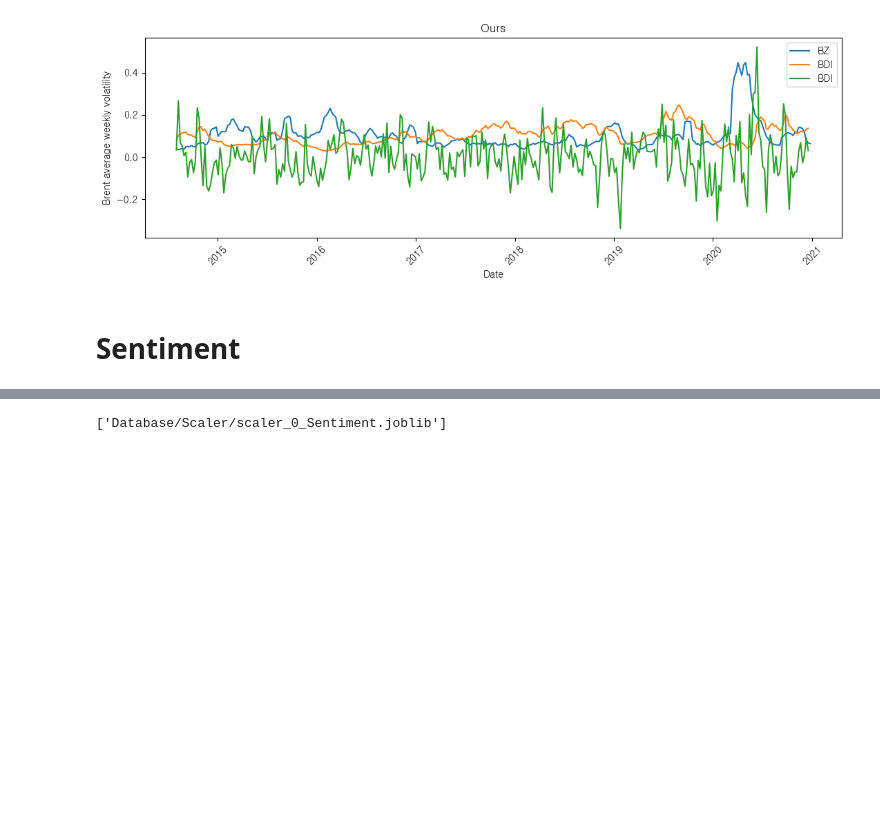
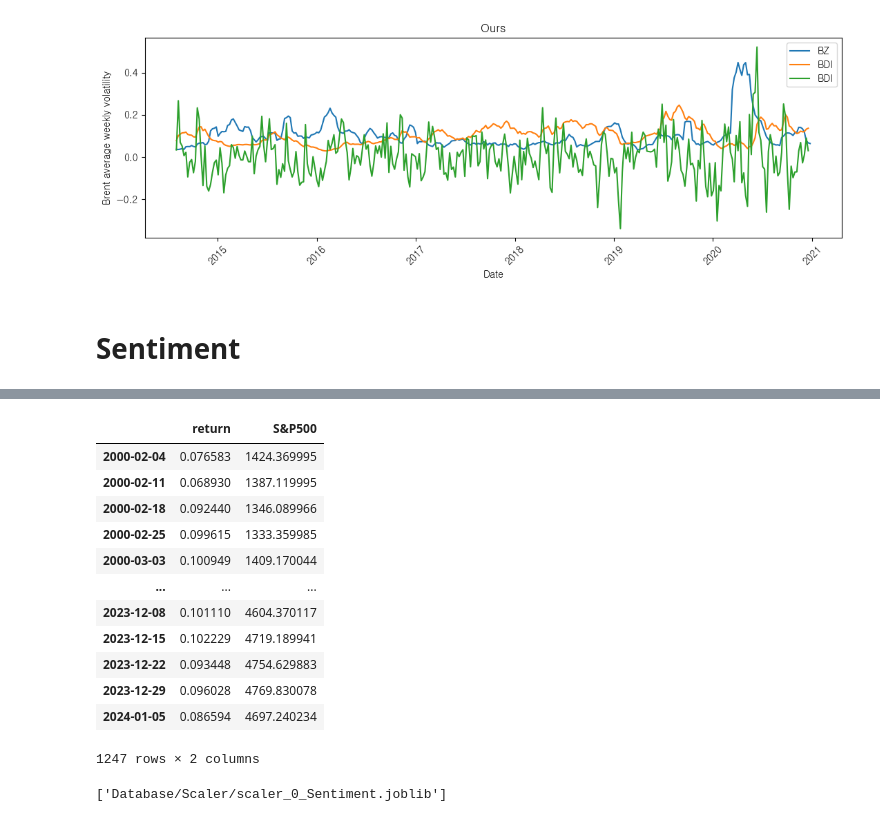
Before and after one commit to kimjuhwan1234/Volatility_Forecasting, a Jupyter notebook: preprocessing.ipynb, the cells around one changed output, grey strips where cells are left out. Cells and saved outputs as stored; diff of their text form; code cells hidden in the pictures; blank space fills up the shorter version.

```diff
--- a/preprocessing.ipynb
+++ b/preprocessing.ipynb
@@ -723,3 +721,19 @@ test_df[1] = pd.concat([test_df[1], temp_1], axis=0)
+# %%
+concat_list[0]
+# %% [output]
+|  | return | S&P500 |
+| 2000-02-04 | 0.076583 | 1424.369995 |
+| 2000-02-11 | 0.068930 | 1387.119995 |
+| 2000-02-18 | 0.092440 | 1346.089966 |
+| 2000-02-25 | 0.099615 | 1333.359985 |
+| 2000-03-03 | 0.100949 | 1409.170044 |
+| ... | ... | ... |
+| 2023-12-08 | 0.101110 | 4604.370117 |
+| 2023-12-15 | 0.102229 | 4719.189941 |
+| 2023-12-22 | 0.093448 | 4754.629883 |
+| 2023-12-29 | 0.096028 | 4769.830078 |
+| 2024-01-05 | 0.086594 | 4697.240234 |
+1247 rows × 2 columns
 # %%
 from joblib import dump
 from sklearn.preprocessing import StandardScaler
```
Also changed, not shown: parts of 18 cells of this notebook, 28 other files.
